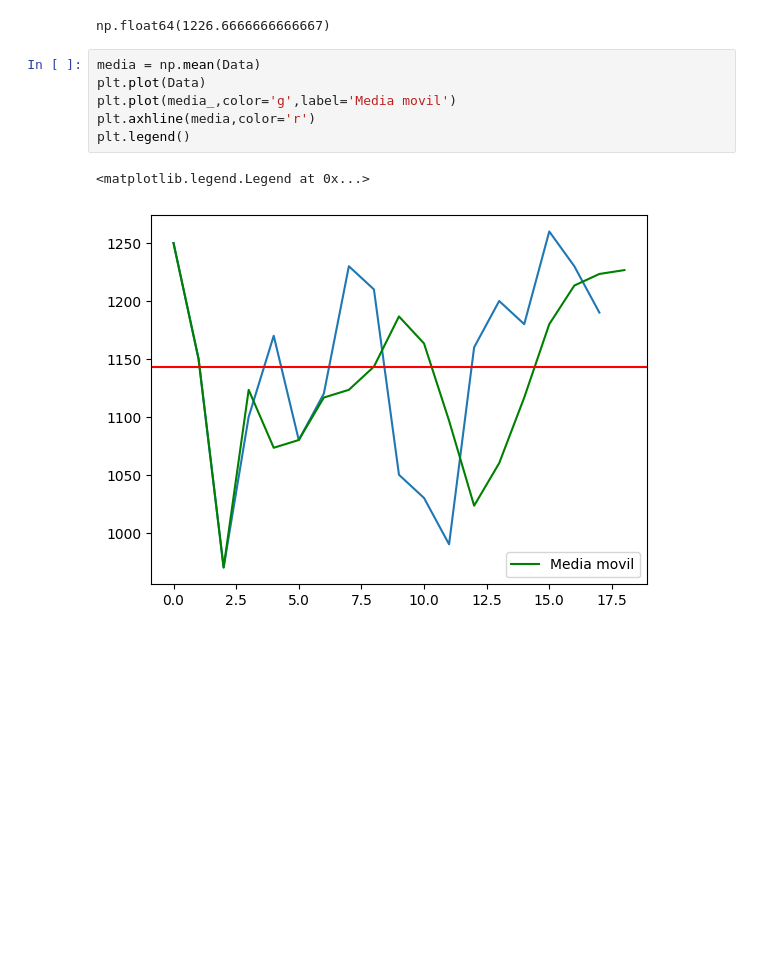
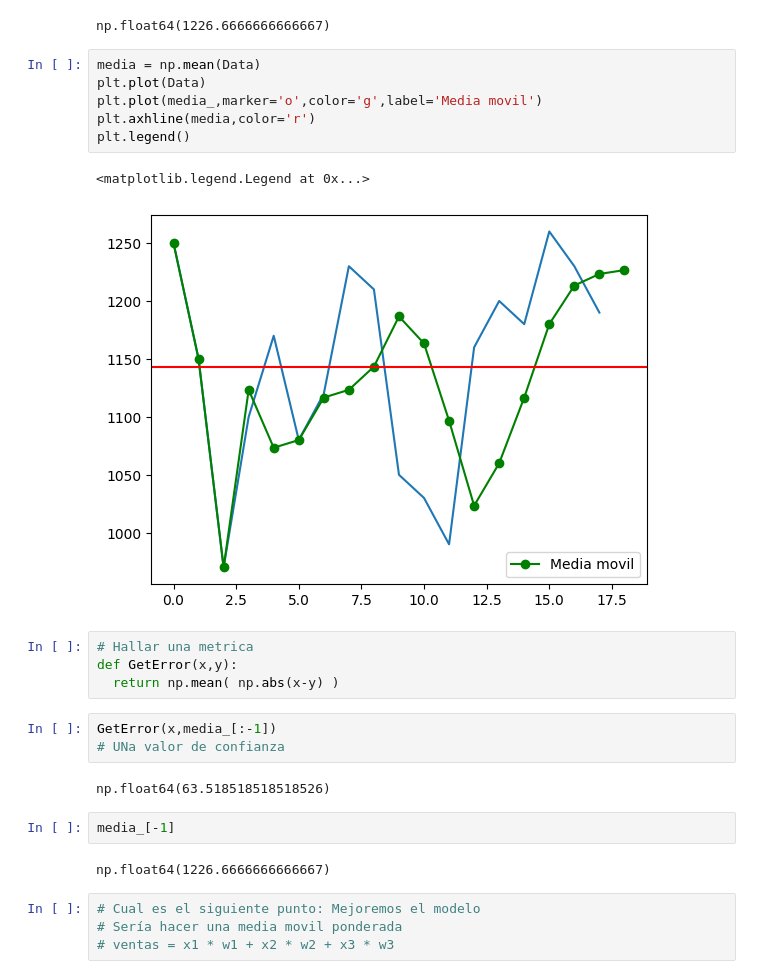
Before and after one commit to asegura4488/EDCO_IntroCienciaDatos, a Jupyter notebook: Semana5/MediaMovil.ipynb, the cells around one changed output. Drawn from its saved outputs; the diff is of its cells as text; blank space fills up the shorter version.

```diff
--- a/Semana5/MediaMovil.ipynb
+++ b/Semana5/MediaMovil.ipynb
@@ -71,9 +71,26 @@ np.float64(1226.6666666666667)
 # %%
 media = np.mean(Data)
 plt.plot(Data)
-plt.plot(media_,color='g',label='Media movil')
+plt.plot(media_,marker='o',color='g',label='Media movil')
 plt.axhline(media,color='r')
 plt.legend()
 # %% [output]
 <matplotlib.legend.Legend at 0x...>
-[figure, old version]
+[figure, new version]
+# %%
+# Hallar una metrica
+def GetError(x,y):
+  return np.mean( np.abs(x-y) )
+# %%
+GetError(x,media_[:-1])
+# UNa valor de confianza
+# %% [output]
+np.float64(63.518518518518526)
+# %%
+media_[-1]
+# %% [output]
+np.float64(1226.6666666666667)
+# %%
+# Cual es el siguiente punto: Mejoremos el modelo
+# Sería hacer una media movil ponderada
+# ventas = x1 * w1 + x2 * w2 + x3 * w3
```
Also changed, not shown: parts of 5 cells of this notebook.
